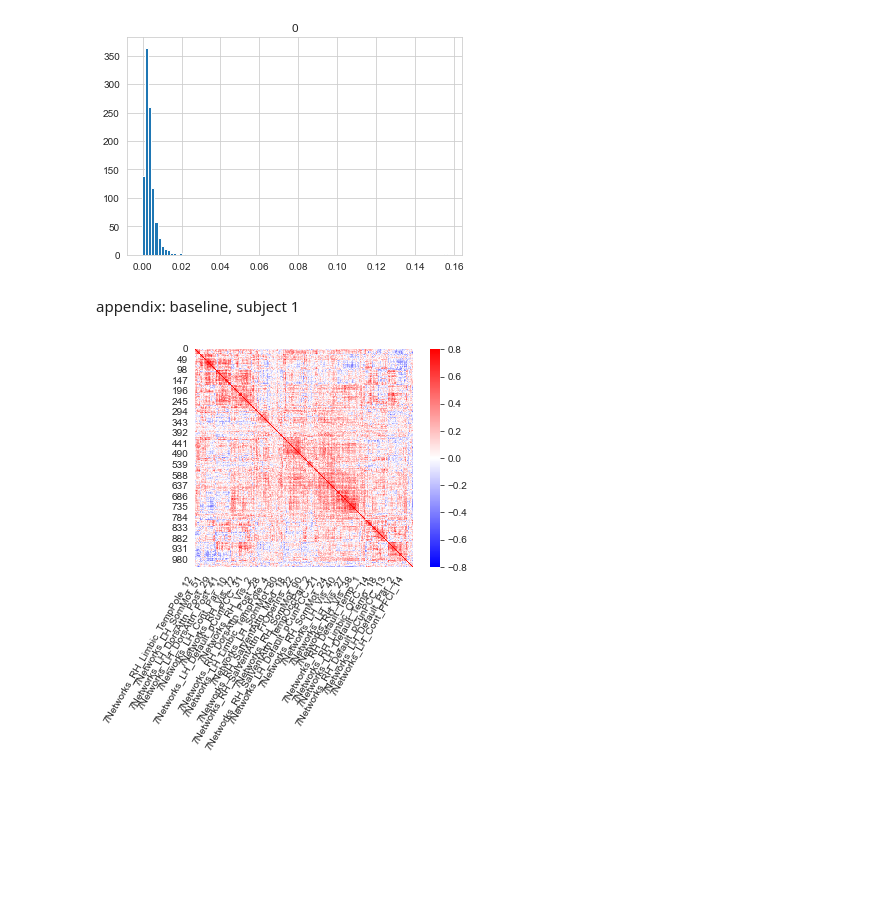
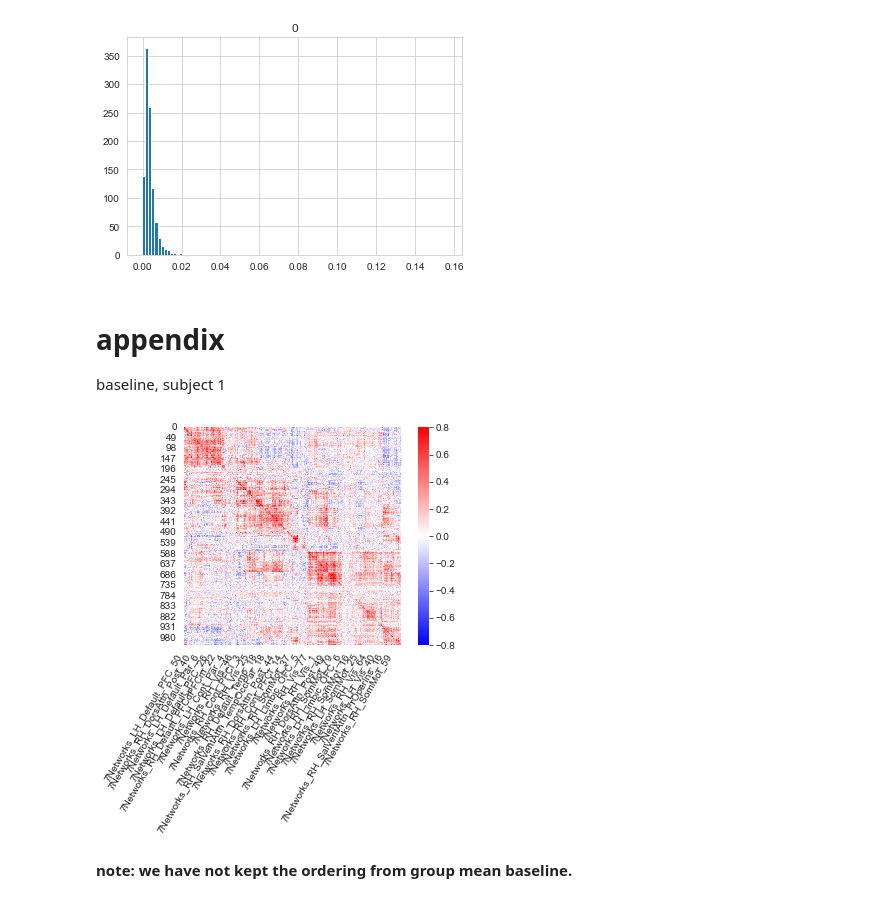
Before and after one commit to qniksefat/gradient-notebooks, a Jupyter notebook: large-manifold-nbs/1-connmat.ipynb, the cells around one changed output. Saved outputs shown, nothing was run; the diff lists cells and outputs as text; code cells hidden in the pictures; blank space fills up the shorter version.

```diff
--- a/large-manifold-nbs/1-connmat.ipynb
+++ b/large-manifold-nbs/1-connmat.ipynb
@@ -288,18 +272,21 @@ pd.DataFrame(grand_mean[100]).hist(bins=100)
 array([[<AxesSubplot:title={'center':'0'}>]], dtype=object)
 [figure]
 # %% [markdown]
-appendix: baseline, subject 1
+# appendix
+baseline, subject 1
 # %%
-mat, labels = cmat(ts(2, 'baseline')), region_names.tolist()
+mat, labels = cmat(ts(1, 'late')), region_names.tolist()
 mat, labels = reorder(mat, labels)
 
 labels = [l for i, l in enumerate(labels) if i%39==0]
 
 ax = sns.heatmap(mat, square=True,
     vmin=-.8, vmax=.8, center=0, cmap='bwr')
 ax.set_xticklabels(labels, rotation=60,
     horizontalalignment='right')
 # plt.show()
 plt.savefig("test.png", dpi=300)
 # %% [output]
-[figure, old version]
+[figure, new version]
+# %% [markdown]
+**note: we have not kept the ordering from group mean baseline.**
```
Also changed, not shown: parts of 5 cells of this notebook, 1 other file.
